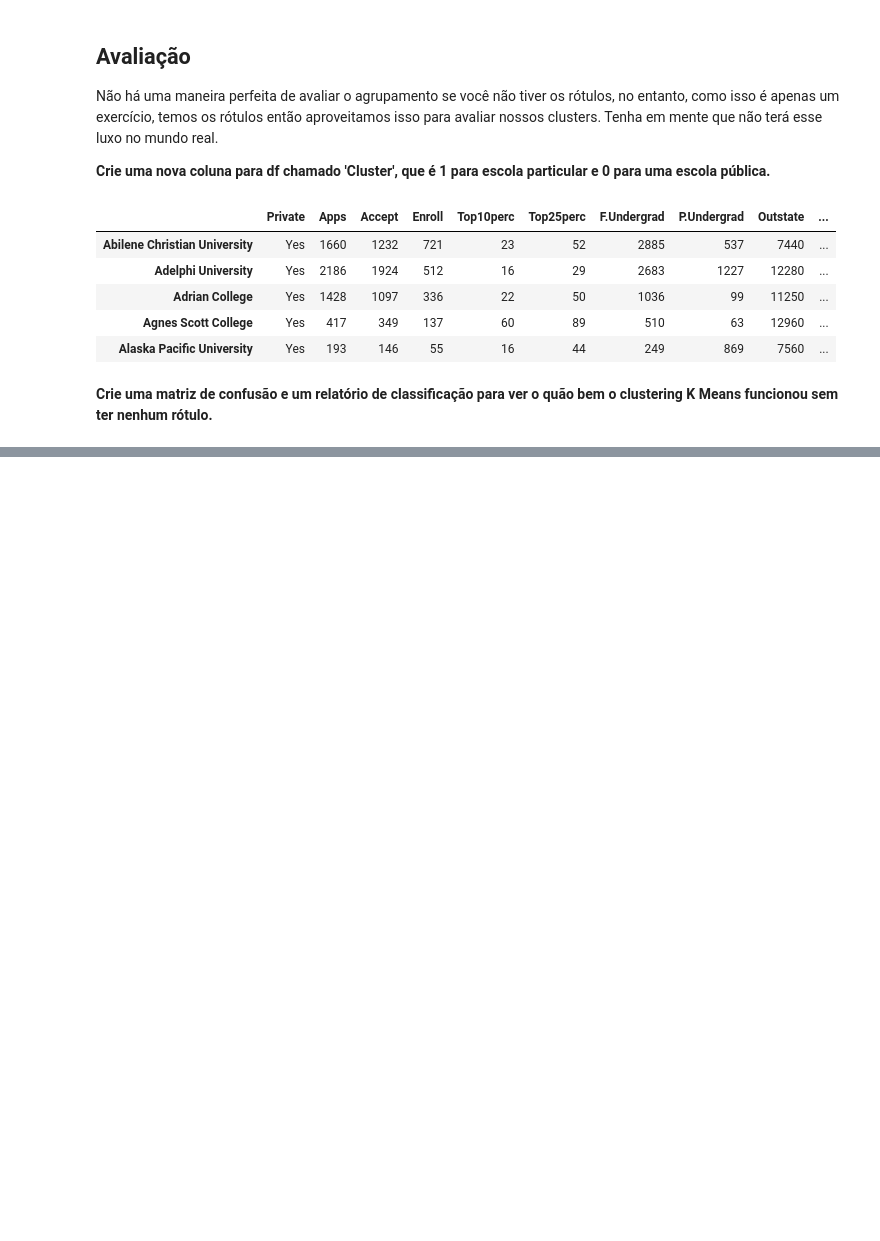
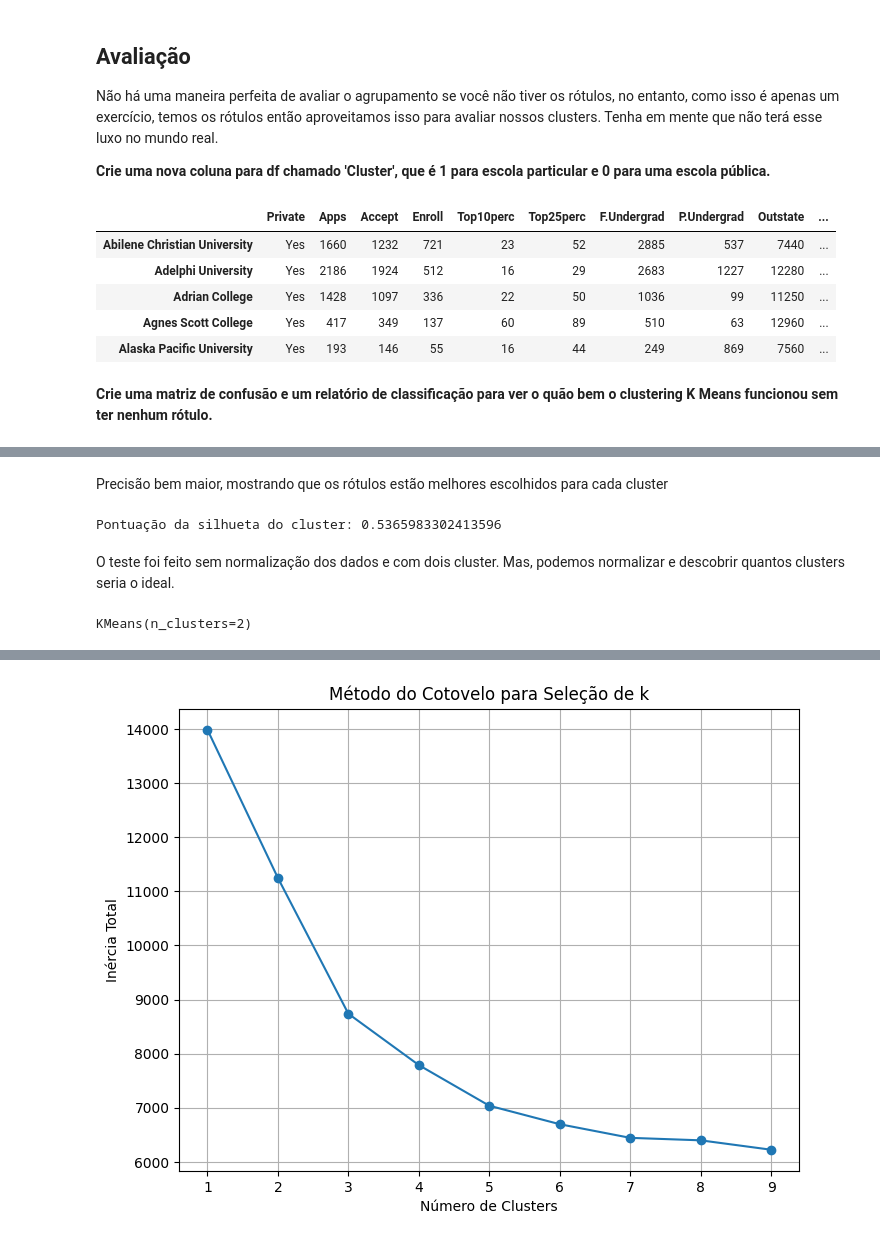
Before and after one commit to brunomartinsmv/MachineLearning, a Jupyter notebook: 2025/atividades/K-Means/Projeto de K Means Clustering - Projeto.ipynb, the cells around one changed output, grey strips where cells are left out. Drawn from its saved outputs; the diff is of its cells as text; code cells hidden in the pictures; blank space fills up the shorter version.

Commit message:
kmeans activity

```diff
--- a/2025/atividades/K-Means/Projeto de K Means Clustering - Projeto.ipynb
+++ b/2025/atividades/K-Means/Projeto de K Means Clustering - Projeto.ipynb
@@ -300,0 +343,75 @@ Não tão ruim, considerando que o algoritmo está usando apenas os recursos par
+# %% [markdown]
+Precisão bem maior, mostrando que os rótulos estão melhores escolhidos para cada cluster
+# %%
+from sklearn.metrics import silhouette_score
+print("Pontuação da silhueta do cluster:", silhouette_score(dados.drop('Private', axis=1), kmeans.labels_))
+# %% [output]
+Pontuação da silhueta do cluster: 0.5365983302413596
+# %% [markdown]
+O teste foi feito sem normalização dos dados e com dois cluster. Mas, podemos normalizar e descobrir quantos clusters seria o ideal.
+# %%
+from sklearn.preprocessing import StandardScaler
+scaler = StandardScaler()
+dados_scaled = scaler.fit_transform(dados.drop(['Private', 'Cluster'], axis=1))
+kmeans.fit(dados_scaled)
+# %% [output]
+KMeans(n_clusters=2)
+# %%
+# Remover a coluna 'Private' e normalizar os dados
+scaler = StandardScaler()
+X_scaled = scaler.fit_transform(X)
+
+# Lista para armazenar inércias totais e por cluster
+inertias_totais = []
+inertias_por_cluster = []
+num_clusters_range = range(1, 10)  # Testar de 1 a 9 clusters
+
+# Calcular inércias para diferentes números de clusters
+for k in num_clusters_range:
+    kmeans = KMeans(n_clusters=k, random_state=42)
+    kmeans.fit(X_scaled)
+
+    # Inércia total
+    inertias_totais.append(kmeans.inertia_)
+
+    # Calcular inércia por cluster
+    labels = kmeans.labels_
+    centroids = kmeans.cluster_centers_
+    inercia_cluster = []
+
+    for cluster in range(k):
+        # Selecionar pontos pertencentes ao cluster
+        pontos_cluster = X_scaled[labels == cluster]
+        if len(pontos_cluster) > 0:  # Verificar se o cluster não está vazio
+            # Calcular a soma das distâncias quadradas ao centroide
+            distancias = np.sum((pontos_cluster - centroids[cluster]) ** 2)
+            inercia_cluster.append(distancias)
+        else:
+            inercia_cluster.append(0)  # Cluster vazio (raro, mas para segurança)
+
+    inertias_por_cluster.append(inercia_cluster)
+
+# Calcular variação percentual da inércia total entre k e k-1
+variacoes_percentuais = []
+for i in range(1, len(inertias_totais)):
+    variacao = ((inertias_totais[i-1] - inertias_totais[i]) / inertias_totais[i-1]) * 100
+    variacoes_percentuais.append(variacao)
+
+print("Resultados da Inércia por Cluster e Variação Percentual:\n")
+for k, inercia_total, inercia_cluster in zip(num_clusters_range, inertias_totais, inertias_por_cluster):
+    print(f"Número de Clusters: {k}")
+    print(f"Inércia Total: {inercia_total:.2f}")
+    print(f"Inércias por Cluster: {[round(x, 2) for x in inercia_cluster]}")
+    if k > 1:
+        print(f"Variação Percentual (de {k-1} para {k} clusters): {variacoes_percentuais[k-2]:.2f}%")
+    print("-" * 50)
+
+
+plt.figure(figsize=(8, 6))
+plt.plot(num_clusters_range, inertias_totais, marker='o')
+plt.xlabel('Número de Clusters')
+plt.ylabel('Inércia Total')
+plt.title('Método do Cotovelo para Seleção de k')
+plt.grid(True)
+plt.show()
+# %% [output]
@@ -300,0 +435 @@ Não tão ruim, considerando que o algoritmo está usando apenas os recursos par
+[figure, added]
```
Also changed, not shown: parts of 29 cells of this notebook, 2 other files.
